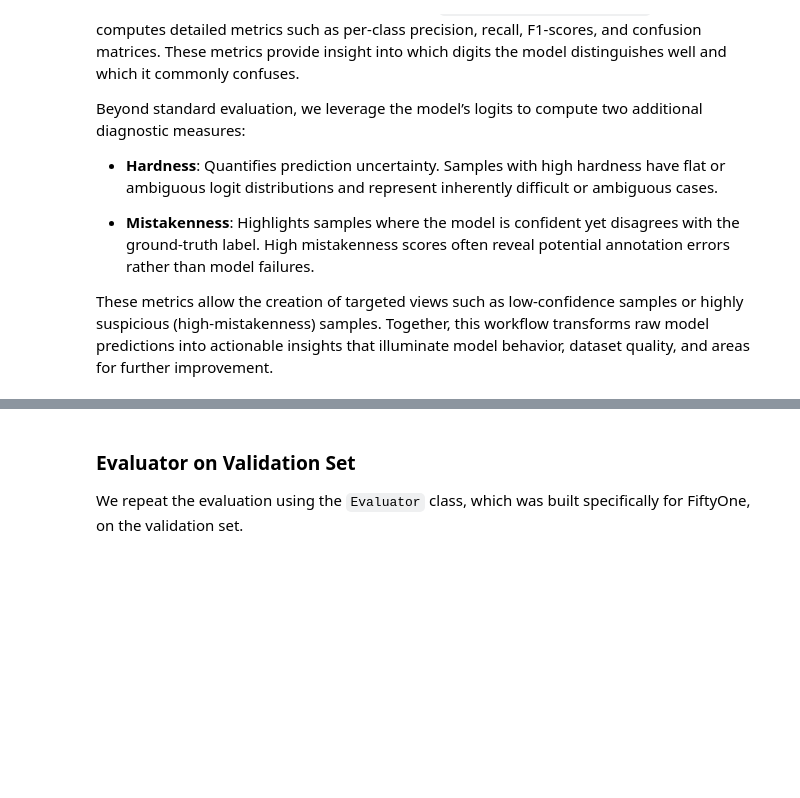
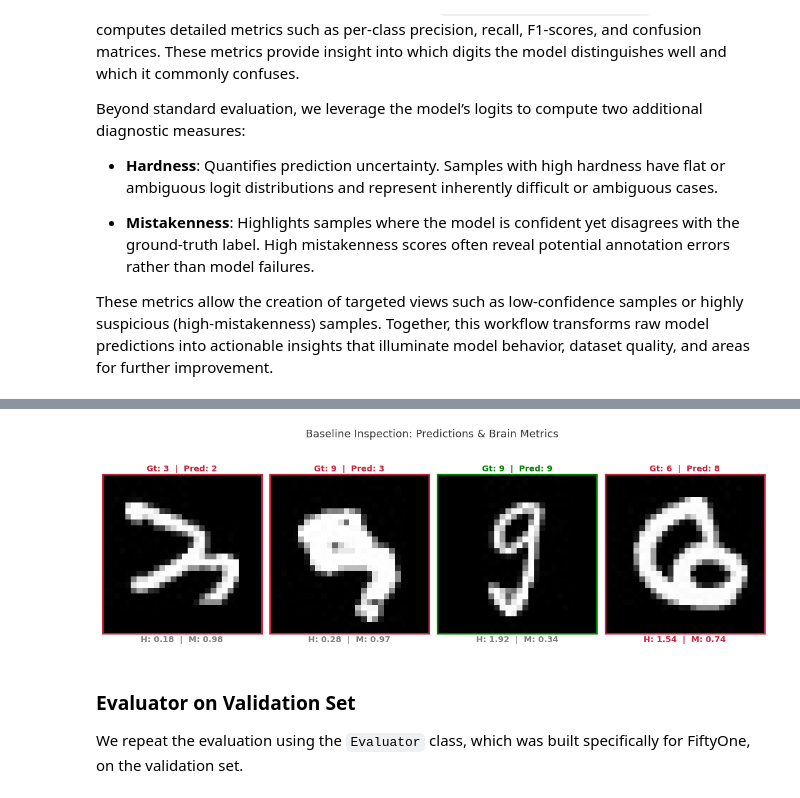
Before and after one commit to Guarinov/Applied-Hands-On-Computer-Vision, a Jupyter notebook: image-dataset-curation-with-specialist-models-LeNet5.ipynb, the cells around one changed output, grey strips where cells are left out. Drawn from its saved outputs; the diff is of its cells as text; code cells hidden in the pictures; blank space fills up the shorter version.

```diff
--- a/image-dataset-curation-with-specialist-models-LeNet5.ipynb
+++ b/image-dataset-curation-with-specialist-models-LeNet5.ipynb
@@ -939,3 +966,93 @@ Strategies 1. and 2. have been explored and combined together in the tutorial. S
+# %%
+def plot_baseline_samples_with_metrics(fo_dataset, sample_ids, pred_field="lenet_pred"):
+    """
+    Plots 4 specific samples to inspect Baseline predictions, Ground Truth,
+    and FiftyOne Brain metrics (Hardness/Mistakenness).
+    """
+    import matplotlib.pyplot as plt
+    from PIL import Image
+
+    num_samples = len(sample_ids)
+    if num_samples == 0: return
+
+    # create figure
+    fig, axes = plt.subplots(1, num_samples, figsize=(4 * num_samples, 5))
+    if num_samples == 1: axes = [axes]
+
+    # Main Title
+    fig.suptitle("Baseline Inspection: Predictions & Brain Metrics", fontsize=18, y=1.05, color='#383838')
+
+    for i, sid in enumerate(sample_ids):
+        ax = axes[i]
+
+        try:
+            sample = fo_dataset[sid]
+        except KeyError:
+            ax.text(0.5, 0.5, "ID Not Found", ha='center')
+            ax.axis('off')
+            continue
+
+        # Load Image
+        img = Image.open(sample.filepath)
+        ax.imshow(img, cmap='gray')
+
+        # Extract Labels
+        gt_raw = sample.ground_truth.label
+        # Safety check for prediction existence
+        if pred_field in sample:
+            pred_raw = sample[pred_field].label
+        else:
+            pred_raw = "None"
+
+        gt = gt_raw.split(" - ")[0] if " - " in gt_raw else gt_raw
+        pred = pred_raw.split(" - ")[0] if " - " in pred_raw else pred_raw
+
+        # --- FIX: ROBUST ACCESS FOR METRICS ---
+        hardness = sample["hardness"] if "hardness" in sample else 0.0
+        mistakenness = sample["mistakenness"] if "mistakenness" in sample else 0.0
+
+        # Color Logic
+        is_correct = (gt == pred)
+        color = "green" if is_correct else "#c8243c"
+
+        # Title
+        title_text = f"Gt: {gt}  |  Pred: {pred}"
+        ax.set_title(title_text, fontsize=14, fontweight='bold', color=color, pad=5)
+
+        # Metric Subtitle
+        h_str = f"H: {hardness:.2f}"
+        m_str = f"M: {mistakenness:.2f}"
+        metric_color = "#c8243c" if (hardness > 0.7 and mistakenness > 0.7) else "gray"
+
+        ax.set_xlabel(f"{h_str}  |  {m_str}", fontsize=14, fontweight='bold', color=metric_color)
+
+        # Remove ticks
+        ax.set_xticks([])
+        ax.set_yticks([])
+
+        # Border
+        for spine in ax.spines.values():
+            spine.set_edgecolor(color)
+            spine.set_linewidth(3)
+
+    plt.tight_layout()
+    plt.show()
+
+# ---------------------------------------------------------
+# 📝 EXECUTE
+# ---------------------------------------------------------
+# Use the IDs you found
+my_ids = [
+    "691e4c86d8cb624efea0d839",
+    "691e4c87d8cb624efea0e4de",
+    "691e4c86d8cb624efea0d0bc",
+    # "691e4c86d8cb624efea0d48e",
+    "691e4c87d8cb624efea0e520"
+]
+
+plot_baseline_samples_with_metrics(test_dataset, my_ids, pred_field="lenet_pred")
+# %% [output]
+[figure, added]
 # %% [markdown]
 ### Evaluator on Validation Set
 
```
Also changed, not shown: parts of 24 cells of this notebook, 12 other files.
